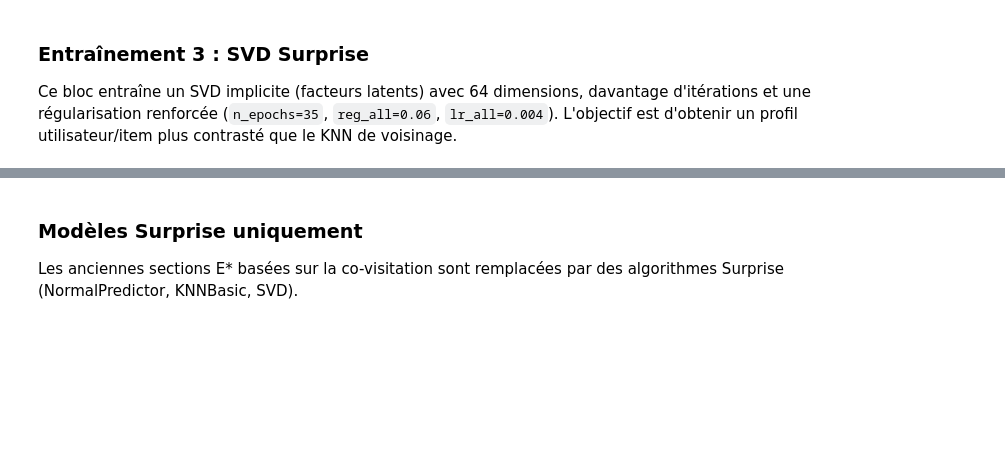
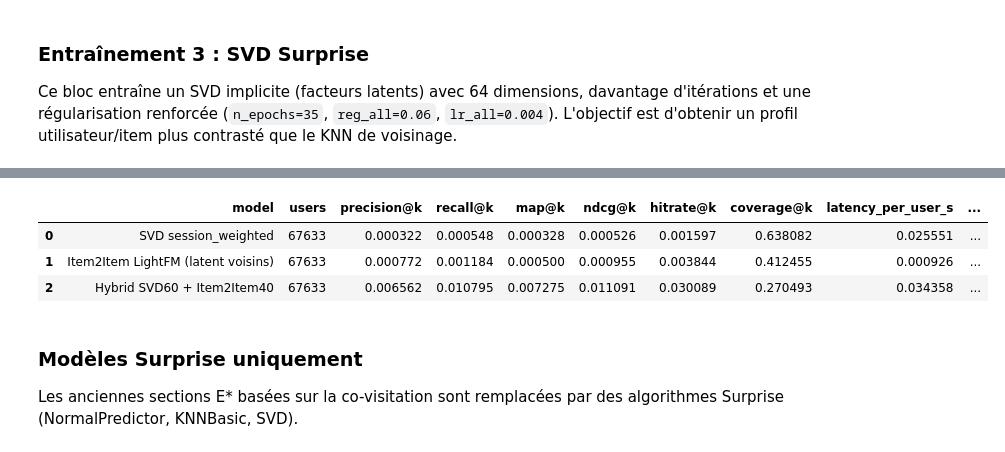
Before and after one commit to scude/Ai-engineer-formation-project-10, a Jupyter notebook: notebooks/notebook.ipynb, the cells around one changed output, grey strips where cells are left out. Drawn from its saved outputs; the diff is of its cells as text; code cells hidden in the pictures; blank space fills up the shorter version.

```diff
--- a/notebooks/notebook.ipynb
+++ b/notebooks/notebook.ipynb
@@ -950,4 +1168,5 @@ def surprise_error_metrics(
 # %%
+
 # Evaluation pipeline
 
 def evaluate_model(
@@ -958,6 +1177,7 @@ def evaluate_model(
     candidate_items: List[int],
     k: int,
     latency_sample: int = 500,
+    progress_every: int = 500,
 ) -> Dict[str, float]:
     """Evaluate a recommender with ranking metrics and latency estimation."""
     precisions: List[float] = []
@@ -968,7 +1188,9 @@ def evaluate_model(
     all_recs: List[List[int]] = []
 
     users = eval_users
-    for user_id in users:
+    total_users = len(users)
+    start_eval = time.perf_counter()
+    for idx, user_id in enumerate(users, start=1):
         seen = set(train_histories.get(user_id, []))
         recs = recommend_func(user_id, seen, k)
         gt = ground_truth[user_id]
@@ -979,6 +1201,15 @@ def evaluate_model(
         ndcgs.append(ndcg_at_k(recs, gt, k))
         hits.append(1 if set(recs[:k]) & set(gt) else 0)
 
+        if progress_every and idx % progress_every == 0:
+            elapsed = time.perf_counter() - start_eval
+            rate = elapsed / idx
+            eta = rate * max(total_users - idx, 0)
+            print(
+                f"[{name}] {idx}/{total_users} users processed "
+                f"(elapsed {elapsed:.1f}s, ETA {eta:.1f}s)"
+            )
+
     coverage = coverage_at_k(all_recs, candidate_items, k)
     hitrate = float(np.mean(hits)) if users else 0.0
 
@@ -988,6 +1219,7 @@ def evaluate_model(
         seen = set(train_histories.get(user_id, []))
         _ = recommend_func(user_id, seen, k)
     latency = (time.perf_counter() - start) / max(1, len(sample_users))
+    total_eval_time = time.perf_counter() - start_eval
 
     return {
         "model": name,
@@ -999,6 +1231,7 @@ def evaluate_model(
         "hitrate@k": hitrate,
         "coverage@k": coverage,
         "latency_per_user_s": latency,
+        "eval_time_s": total_eval_time,
         "all_recommendations": all_recs,
     }
 # %% [markdown]
@@ -1150,0 +1530,41 @@ pd.DataFrame([svd_result])
+# %%
+
+# Entraînement 4 : variantes SVD session-weighted, LightFM item2item et hybride
+svd_session_result = evaluate_model(
+    "SVD session_weighted",
+    svd_session_recommender,
+    train_histories,
+    ground_truth,
+    candidate_items,
+    K,
+)
+svd_session_errors = surprise_error_metrics(
+    svd_session_meta["estimator"], test_df, candidate_pool=candidate_items
+)
+svd_session_result.update(svd_session_errors)
+results.append(svd_session_result)
+
+lightfm_result = evaluate_model(
+    "Item2Item LightFM (latent voisins)",
+    lightfm_item2item_recommender,
+    train_histories,
+    ground_truth,
+    candidate_items,
+    K,
+)
+lightfm_result.update({"rmse": float("nan"), "mae": float("nan")})
+results.append(lightfm_result)
+
+hybrid_result = evaluate_model(
+    "Hybrid SVD60 + Item2Item40",
+    hybrid_svd_item2item,
+    train_histories,
+    ground_truth,
+    candidate_items,
+    K,
+)
+hybrid_result.update({"rmse": float("nan"), "mae": float("nan")})
+results.append(hybrid_result)
+
+pd.DataFrame([svd_session_result, lightfm_result, hybrid_result])
+# %% [output]
@@ -1151,3 +1588,7 @@ pd.DataFrame([svd_result])
+|  | model | users | precision@k | recall@k | map@k | ndcg@k | hitrate@k | coverage@k | latency_per_user_s | ... |
+| 0 | SVD session_weighted | 67633 | 0.000322 | 0.000548 | 0.000328 | 0.000526 | 0.001597 | 0.638082 | 0.025551 | ... |
+| 1 | Item2Item LightFM (latent voisins) | 67633 | 0.000772 | 0.001184 | 0.000500 | 0.000955 | 0.003844 | 0.412455 | 0.000926 | ... |
+| 2 | Hybrid SVD60 + Item2Item40 | 67633 | 0.006562 | 0.010795 | 0.007275 | 0.011091 | 0.030089 | 0.270493 | 0.034358 | ... |
 # %% [markdown]
 ### Modèles Surprise uniquement
 Les anciennes sections E* basées sur la co-visitation sont remplacées par des algorithmes Surprise (NormalPredictor, KNNBasic, SVD).
```
Also changed, not shown: parts of 23 cells of this notebook, 3 other files.
